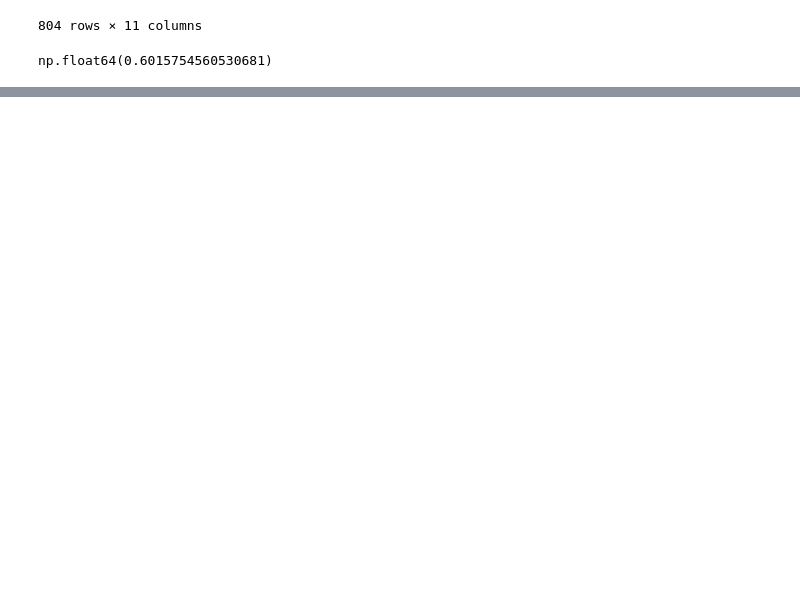
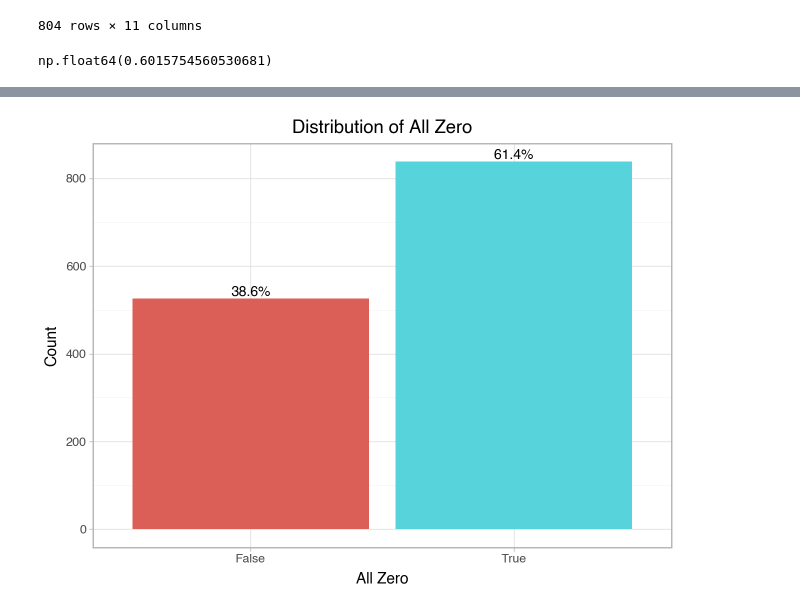
Before and after one commit to climatesense-project/climatesense-checkthat2025, a Jupyter notebook: notebooks/task4a/1a__clean_dataset_and_stats.ipynb, the cells around one changed output, grey strips where cells are left out. Saved outputs shown, nothing was run; the diff lists cells and outputs as text; code cells hidden in the pictures; blank space fills up the shorter version.

```diff
--- a/notebooks/task4a/1__clean_dataset_and_stats.ipynb
+++ b/notebooks/task4a/1a__clean_dataset_and_stats.ipynb
@@ -355,0 +385,3 @@ sciwebclaims_df[
+# %%
+ct_train_data_clean_df = pd.read_csv("../../data/processed/task4/subtask_4a/ct_train_data_clean.tsv", sep="\t")
+ct_train_data_clean_df
@@ -355,0 +402,18 @@ sciwebclaims_df[
+# %%
+# For each row check if scientific_claim, scientific_reference,	scientific_entities are all 0.0:
+def check_all_zero(row):
+    return all(value == 0.0 for value in row[["scientific_claim", "scientific_reference", "scientific_entities"]])
+
+
+ct_train_data_clean_df["all_zero"] = ct_train_data_clean_df.apply(check_all_zero, axis=1)
+
+
+# Or all 1.0:
+def check_all_one(row):
+    return all(value == 1.0 for value in row[["scientific_claim", "scientific_reference", "scientific_entities"]])
+
+
+ct_train_data_clean_df["all_one"] = ct_train_data_clean_df.apply(check_all_one, axis=1)
+
+
+ct_train_data_clean_df
@@ -355,0 +434,11 @@ sciwebclaims_df[
+# %%
+pt = plot_variable_distribution(
+    ct_train_data_clean_df,
+    column_name="all_zero",
+    title="Distribution of All Zero",
+    xlabel="All Zero",
+    ylabel="Count",
+)
+display(pt)
+# %% [output]
+[figure, added]
```
Also changed, not shown: parts of 16 cells of this notebook, 46 other files.
